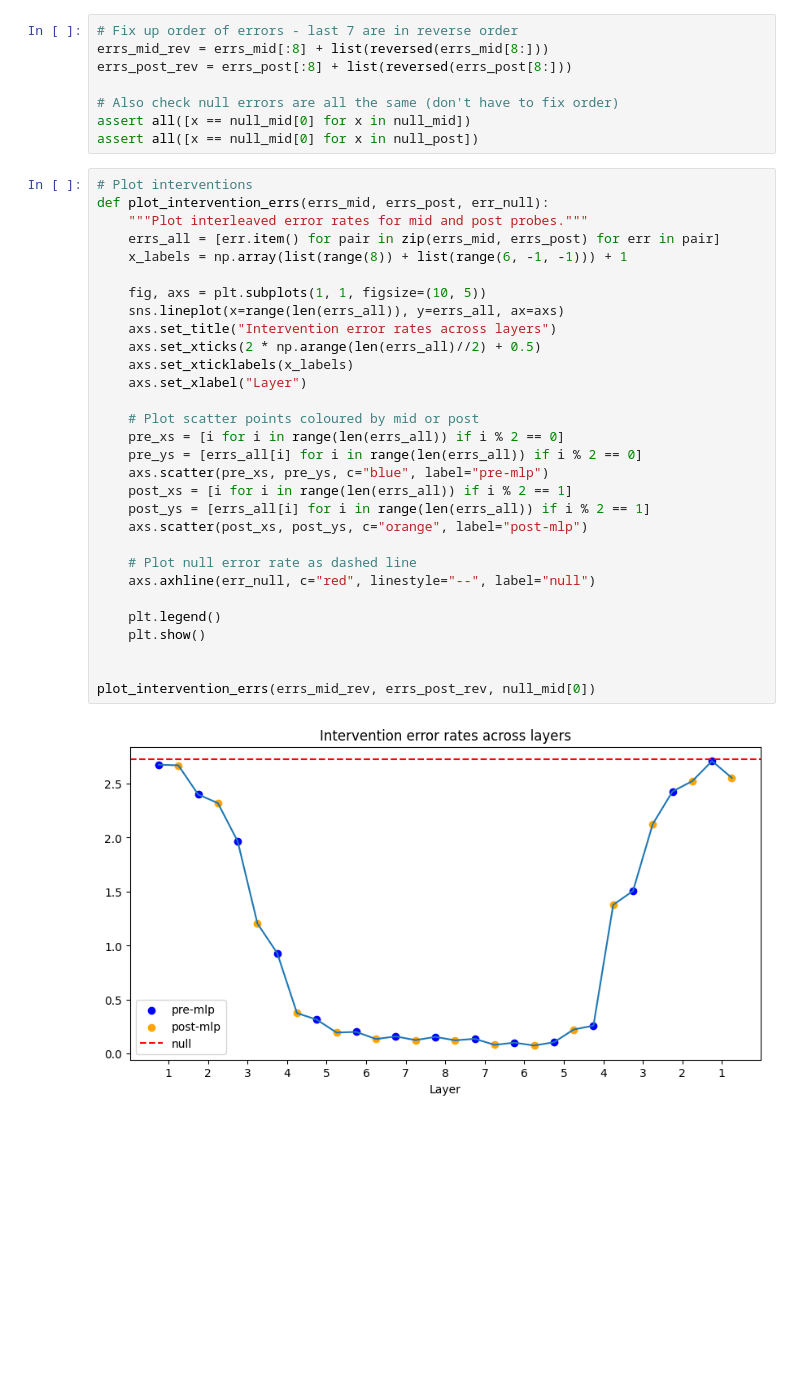
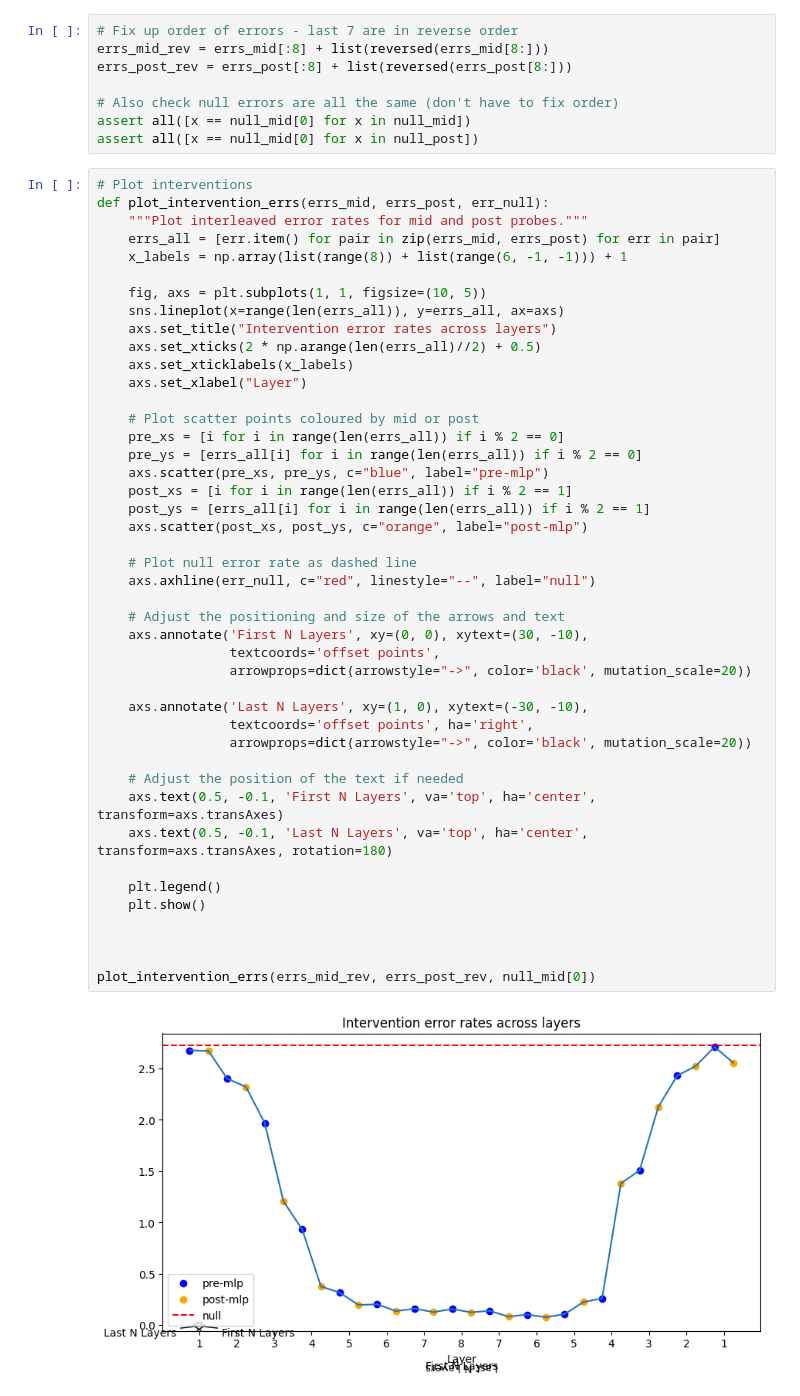
Before and after one commit to callumcanavan/othello-gpt, a Jupyter notebook: Othello_GPT.ipynb, the cells around one changed output. Drawn from its saved outputs; the diff is of its cells as text; blank space fills up the shorter version.

Commit message:
Update graphs

```diff
--- a/Othello_GPT.ipynb
+++ b/Othello_GPT.ipynb
@@ -504,31 +504,45 @@ assert all([x == null_mid[0] for x in null_post])
 # Plot interventions
 def plot_intervention_errs(errs_mid, errs_post, err_null):
     """Plot interleaved error rates for mid and post probes."""
     errs_all = [err.item() for pair in zip(errs_mid, errs_post) for err in pair]
     x_labels = np.array(list(range(8)) + list(range(6, -1, -1))) + 1
 
     fig, axs = plt.subplots(1, 1, figsize=(10, 5))
     sns.lineplot(x=range(len(errs_all)), y=errs_all, ax=axs)
     axs.set_title("Intervention error rates across layers")
     axs.set_xticks(2 * np.arange(len(errs_all)//2) + 0.5)
     axs.set_xticklabels(x_labels)
     axs.set_xlabel("Layer")
 
     # Plot scatter points coloured by mid or post
     pre_xs = [i for i in range(len(errs_all)) if i % 2 == 0]
     pre_ys = [errs_all[i] for i in range(len(errs_all)) if i % 2 == 0]
     axs.scatter(pre_xs, pre_ys, c="blue", label="pre-mlp")
     post_xs = [i for i in range(len(errs_all)) if i % 2 == 1]
     post_ys = [errs_all[i] for i in range(len(errs_all)) if i % 2 == 1]
     axs.scatter(post_xs, post_ys, c="orange", label="post-mlp")
 
     # Plot null error rate as dashed line
     axs.axhline(err_null, c="red", linestyle="--", label="null")
 
+    # Adjust the positioning and size of the arrows and text
+    axs.annotate('First N Layers', xy=(0, 0), xytext=(30, -10),
+                 textcoords='offset points',
+                 arrowprops=dict(arrowstyle="->", color='black', mutation_scale=20))
+
+    axs.annotate('Last N Layers', xy=(1, 0), xytext=(-30, -10),
+                 textcoords='offset points', ha='right',
+                 arrowprops=dict(arrowstyle="->", color='black', mutation_scale=20))
+
+    # Adjust the position of the text if needed
+    axs.text(0.5, -0.1, 'First N Layers', va='top', ha='center', transform=axs.transAxes)
+    axs.text(0.5, -0.1, 'Last N Layers', va='top', ha='center', transform=axs.transAxes, rotation=180)
+
     plt.legend()
     plt.show()
 
 
+
 plot_intervention_errs(errs_mid_rev, errs_post_rev, null_mid[0])
 # %% [output]
-[figure, old version]
+[figure, new version]
```
